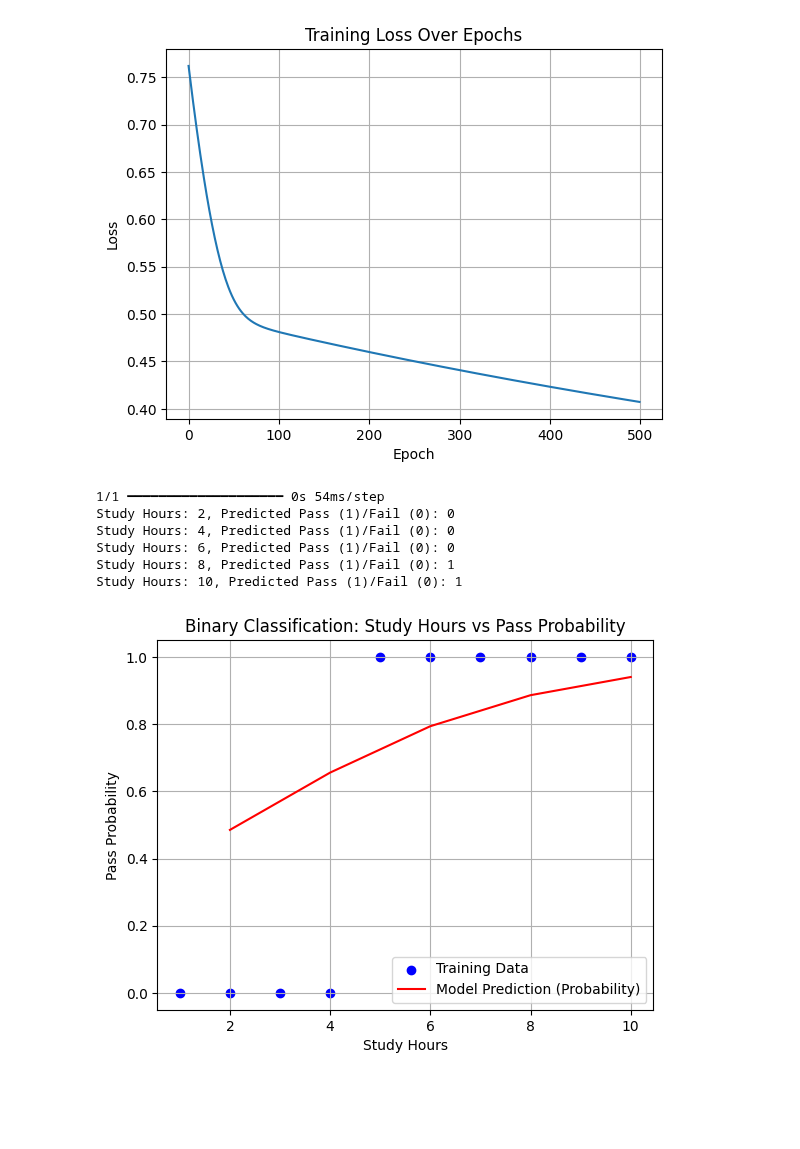
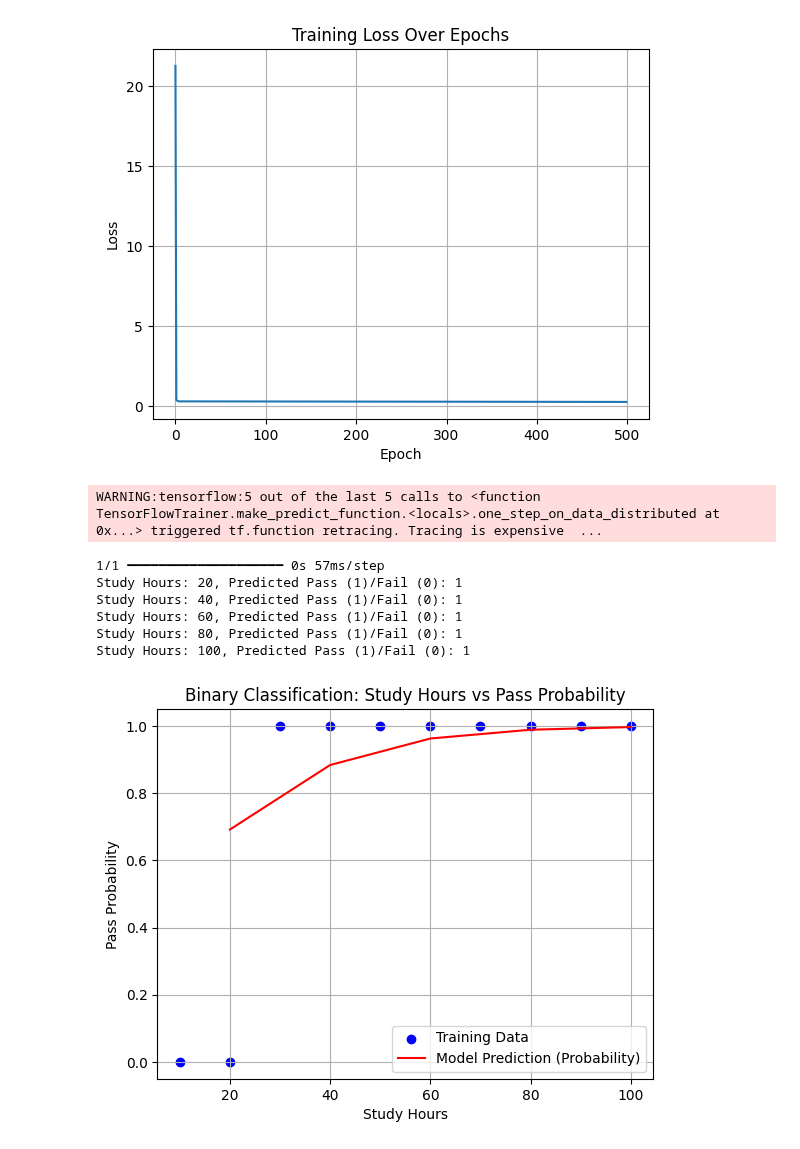
Before and after one commit to nexageapps/AI, a Jupyter notebook: Basic | L3 - Binary Classification.ipynb, the cells around one changed output. Saved outputs shown, nothing was run; the diff lists cells and outputs as text; code cells hidden in the pictures; blank space fills up the shorter version.

Commit message:
Basic | L3 - Student study hours vs pass predication

```diff
--- a/Basic | L3 - Binary Classification.ipynb
+++ b/Basic | L3 - Binary Classification.ipynb
@@ -13,8 +13,8 @@ import matplotlib.pyplot as plt
 # X = Hours studied
 # Y = 1 (Pass), 0 (Fail)
 
-X = np.array([1, 2, 3, 4, 5, 6, 7, 8, 9, 10], dtype=float)
-Y = np.array([0, 0, 0, 0, 1, 1, 1, 1, 1, 1], dtype=float)  # Assuming pass after 5 hours
+X = np.array([10, 20, 30, 40, 50, 60, 70, 80, 90, 100], dtype=float)
+Y = np.array([0, 0, 1, 1, 1, 1, 1, 1, 1, 1], dtype=float)  # Assuming pass after 40 hours
 
 # Build the Binary Classification Model
 model = tf.keras.Sequential([
@@ -30,6 +30,7 @@ history = model.fit(X, Y, epochs=500, verbose=0)
 # Evaluate model
 loss, accuracy = model.evaluate(X, Y, verbose=0)
 print(f"Training Accuracy: {accuracy * 100:.2f}%")
+print(f"Training Loss: {loss * 100:.2f}%")
 
 # Visualize Training Loss
 plt.plot(history.history['loss'])
@@ -40,7 +41,7 @@ plt.grid(True)
 plt.show()
 
 # Test the model
-X_test = np.array([2, 4, 6, 8, 10])
+X_test = np.array([20, 40, 60, 80, 100])
 Y_pred = model.predict(X_test)
 
 # Convert prediction probabilities to class labels (0 or 1)
@@ -63,8 +65,9 @@ Training Accuracy: 80.00%
-[figure, old version]
+[figure, new version]
-1/1 ━━━━━━━━━━━━━━━━━━━━ 0s 54ms/step
-Study Hours: 2, Predicted Pass (1)/Fail (0): 0
-Study Hours: 4, Predicted Pass (1)/Fail (0): 0
-Study Hours: 6, Predicted Pass (1)/Fail (0): 0
-Study Hours: 8, Predicted Pass (1)/Fail (0): 1
-Study Hours: 10, Predicted Pass (1)/Fail (0): 1
+WARNING:tensorflow:5 out of the last 5 calls to <function TensorFlowTrainer.make_predict_function.<locals>.one_step_on_data_distributed at 0x...> triggered tf.function retracing. Tracing is expensive  ...
+1/1 ━━━━━━━━━━━━━━━━━━━━ 0s 57ms/step
+Study Hours: 20, Predicted Pass (1)/Fail (0): 1
+Study Hours: 40, Predicted Pass (1)/Fail (0): 1
+Study Hours: 60, Predicted Pass (1)/Fail (0): 1
+Study Hours: 80, Predicted Pass (1)/Fail (0): 1
+Study Hours: 100, Predicted Pass (1)/Fail (0): 1
-[figure, old version]
+[figure, new version]
```
Also changed, not shown: parts of 1 cell of this notebook.
